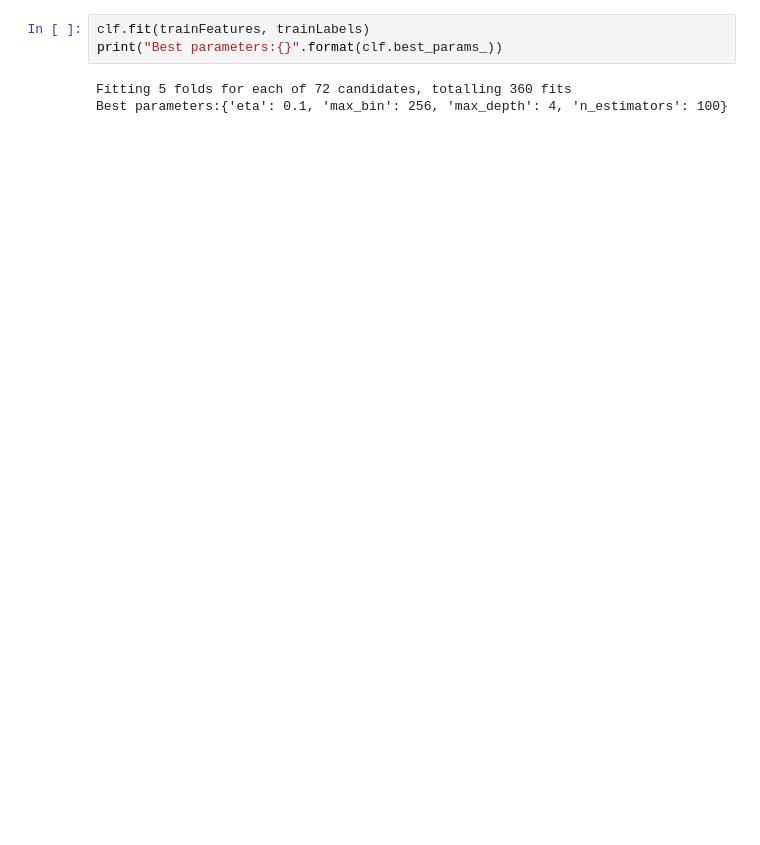
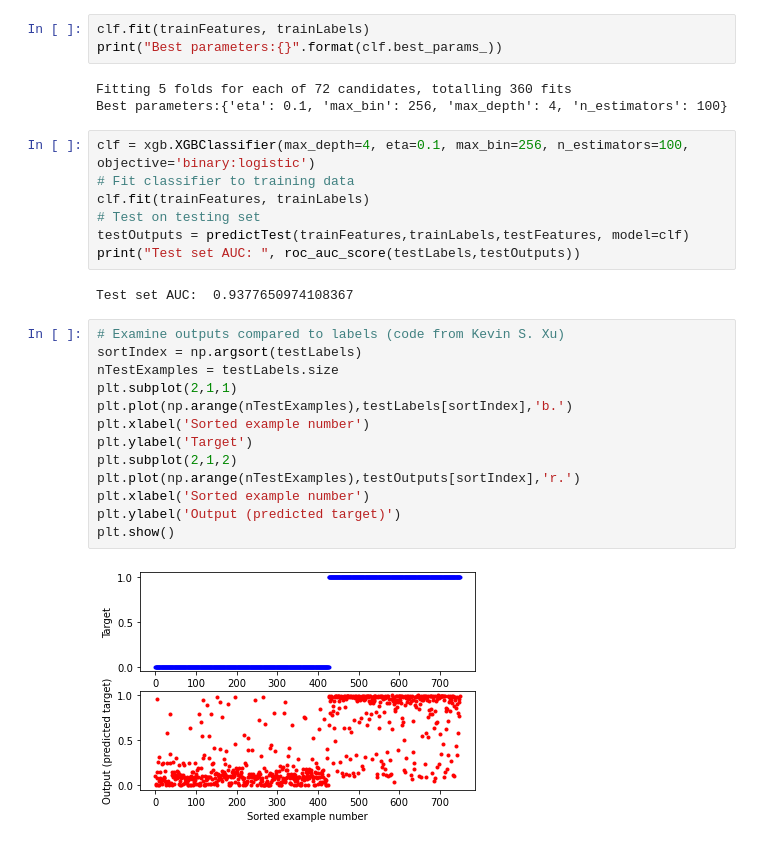
Before and after one commit to robbiehammond/Case-Study-1, a Jupyter notebook: EDA.ipynb, the cells around one changed output. Cells and saved outputs as stored; diff of their text form; blank space fills up the shorter version.

```diff
--- a/EDA.ipynb
+++ b/EDA.ipynb
@@ -97,3 +147,27 @@ print("Best parameters:{}".format(clf.best_params_))
 # %% [output]
 Fitting 5 folds for each of 72 candidates, totalling 360 fits
 Best parameters:{'eta': 0.1, 'max_bin': 256, 'max_depth': 4, 'n_estimators': 100}
+# %%
+clf = xgb.XGBClassifier(max_depth=4, eta=0.1, max_bin=256, n_estimators=100, objective='binary:logistic')
+# Fit classifier to training data
+clf.fit(trainFeatures, trainLabels)
+# Test on testing set
+testOutputs = predictTest(trainFeatures,trainLabels,testFeatures, model=clf)
+print("Test set AUC: ", roc_auc_score(testLabels,testOutputs))
+# %% [output]
+Test set AUC:  0.9377650974108367
+# %%
+# Examine outputs compared to labels (code from Kevin S. Xu)
+sortIndex = np.argsort(testLabels)
+nTestExamples = testLabels.size
+plt.subplot(2,1,1)
+plt.plot(np.arange(nTestExamples),testLabels[sortIndex],'b.')
+plt.xlabel('Sorted example number')
+plt.ylabel('Target')
+plt.subplot(2,1,2)
+plt.plot(np.arange(nTestExamples),testOutputs[sortIndex],'r.')
+plt.xlabel('Sorted example number')
+plt.ylabel('Output (predicted target)')
+plt.show()
+# %% [output]
+[figure, added]
```
Also changed, not shown: parts of 12 cells of this notebook, 3 other files.
